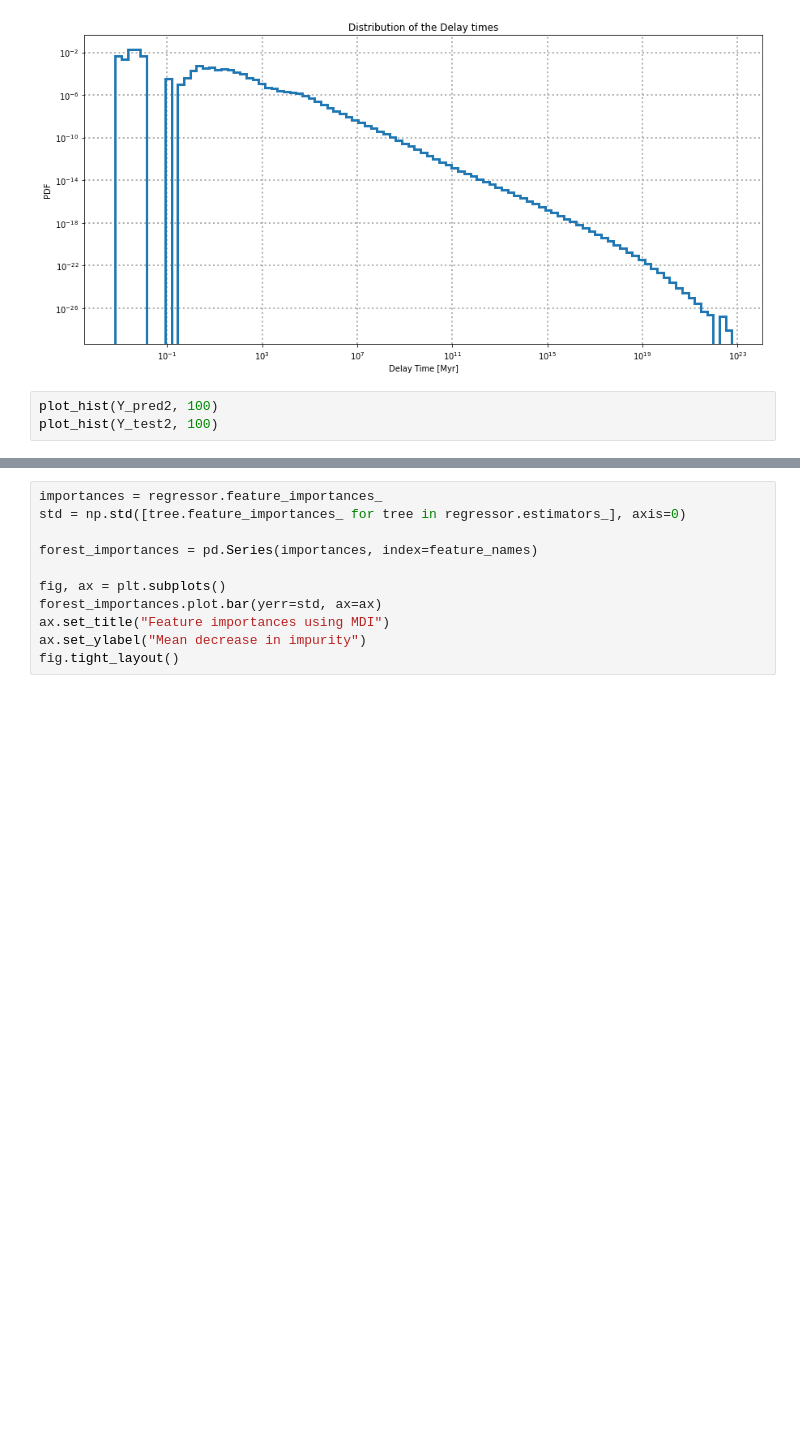
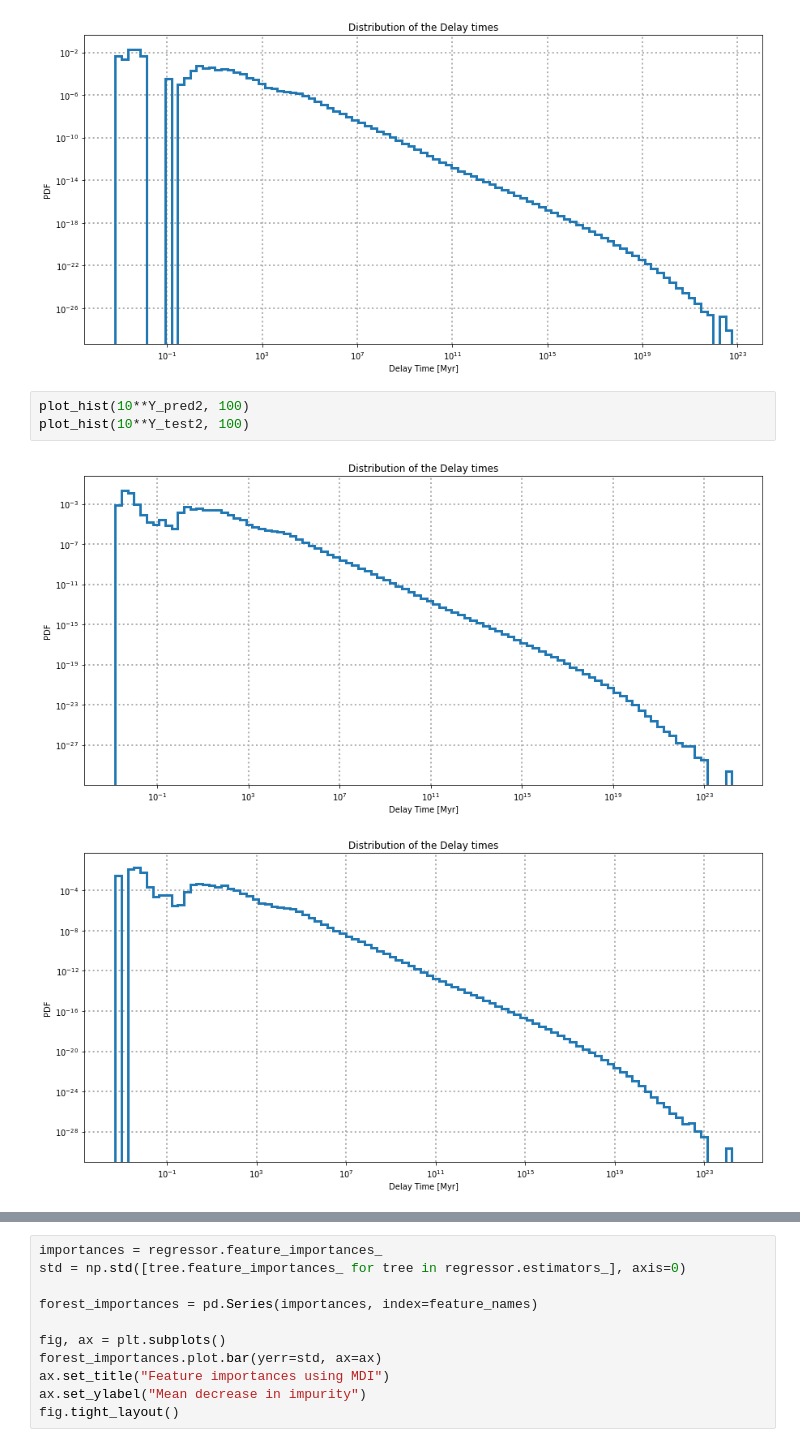
Before and after one commit to Bahadoram/Delay-Time-Dist.-of-Compact-Binary-Objects, a Jupyter notebook: random_forest.ipynb, the cells around one changed output, grey strips where cells are left out. Saved outputs shown, nothing was run; the diff lists cells and outputs as text; blank space fills up the shorter version.

```diff
--- a/random_forest.ipynb
+++ b/random_forest.ipynb
@@ -216,8 +218,11 @@ plot_hist(10**Y_test, 100)
 # %% [output]
 [figure]
 # %%
-plot_hist(Y_pred2, 100)
-plot_hist(Y_test2, 100)
+plot_hist(10**Y_pred2, 100)
+plot_hist(10**Y_test2, 100)
+# %% [output]
+[figure, added]
+[figure, added]
 # %%
 Plot_TestPred(Y_pred=Y_pred, Y_test=Y_test, log=False)
 # %% [output]
```
Also changed, not shown: parts of 12 cells of this notebook.
